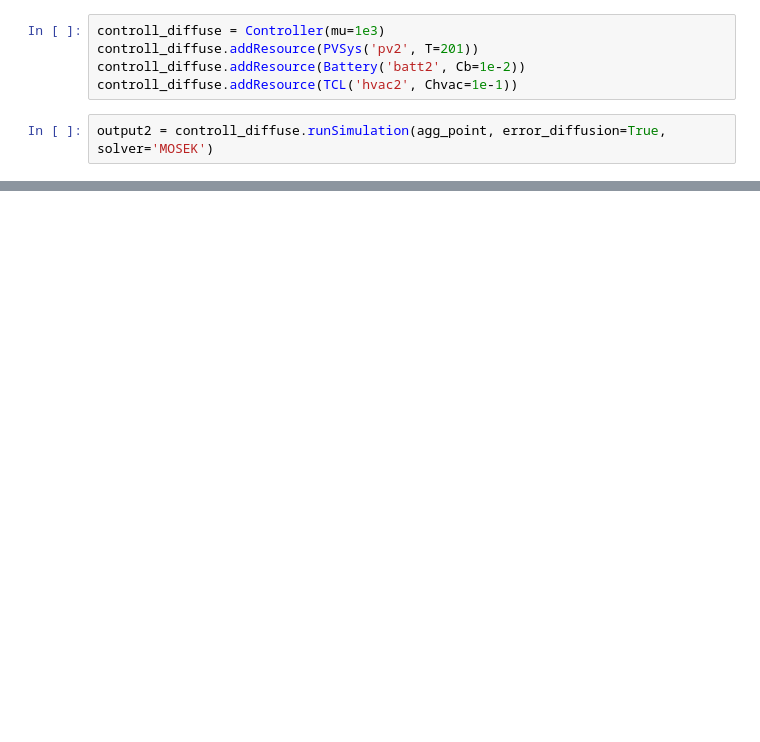
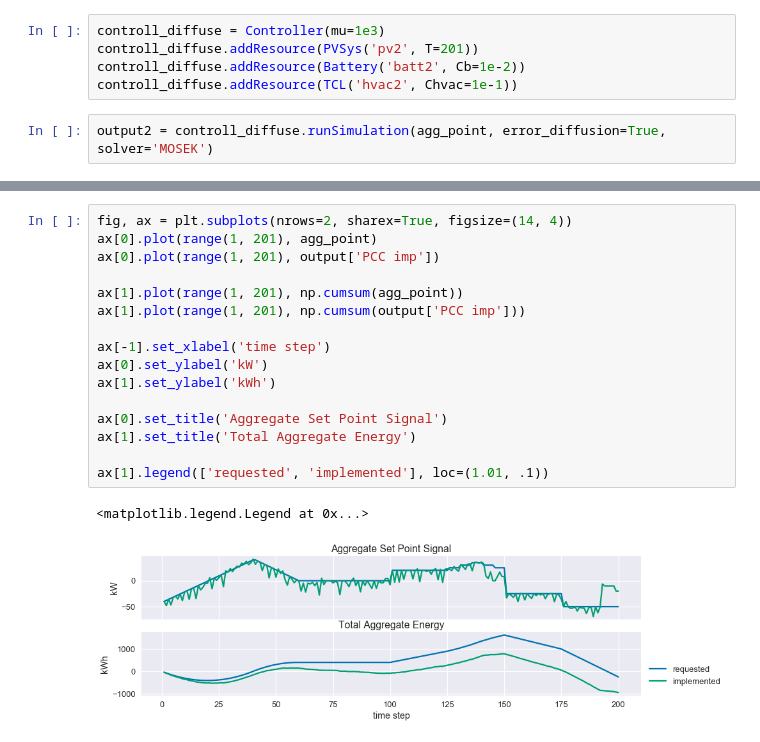
Before and after one commit to tnavidi1/EE364b_project, a Jupyter notebook: notebooks/PreliminaryMasterAlgorithmTest.ipynb, the cells around one changed output, grey strips where cells are left out. Drawn from its saved outputs; the diff is of its cells as text; blank space fills up the shorter version.

Commit message:
added plots in paper to notebook

```diff
--- a/notebooks/PreliminaryMasterAlgorithmTest.ipynb
+++ b/notebooks/PreliminaryMasterAlgorithmTest.ipynb
@@ -155,0 +156,19 @@ plt.show()
+# %%
+fig, ax = plt.subplots(nrows=2, sharex=True, figsize=(14, 4))
+ax[0].plot(range(1, 201), agg_point)
+ax[0].plot(range(1, 201), output['PCC imp'])
+
+ax[1].plot(range(1, 201), np.cumsum(agg_point))
+ax[1].plot(range(1, 201), np.cumsum(output['PCC imp']))
+
+ax[-1].set_xlabel('time step')
+ax[0].set_ylabel('kW')
+ax[1].set_ylabel('kWh')
+
+ax[0].set_title('Aggregate Set Point Signal')
+ax[1].set_title('Total Aggregate Energy')
+
+ax[1].legend(['requested', 'implemented'], loc=(1.01, .1))
+# %% [output]
+<matplotlib.legend.Legend at 0x...>
+[figure, added]
```
Also changed, not shown: parts of 7 cells of this notebook.
